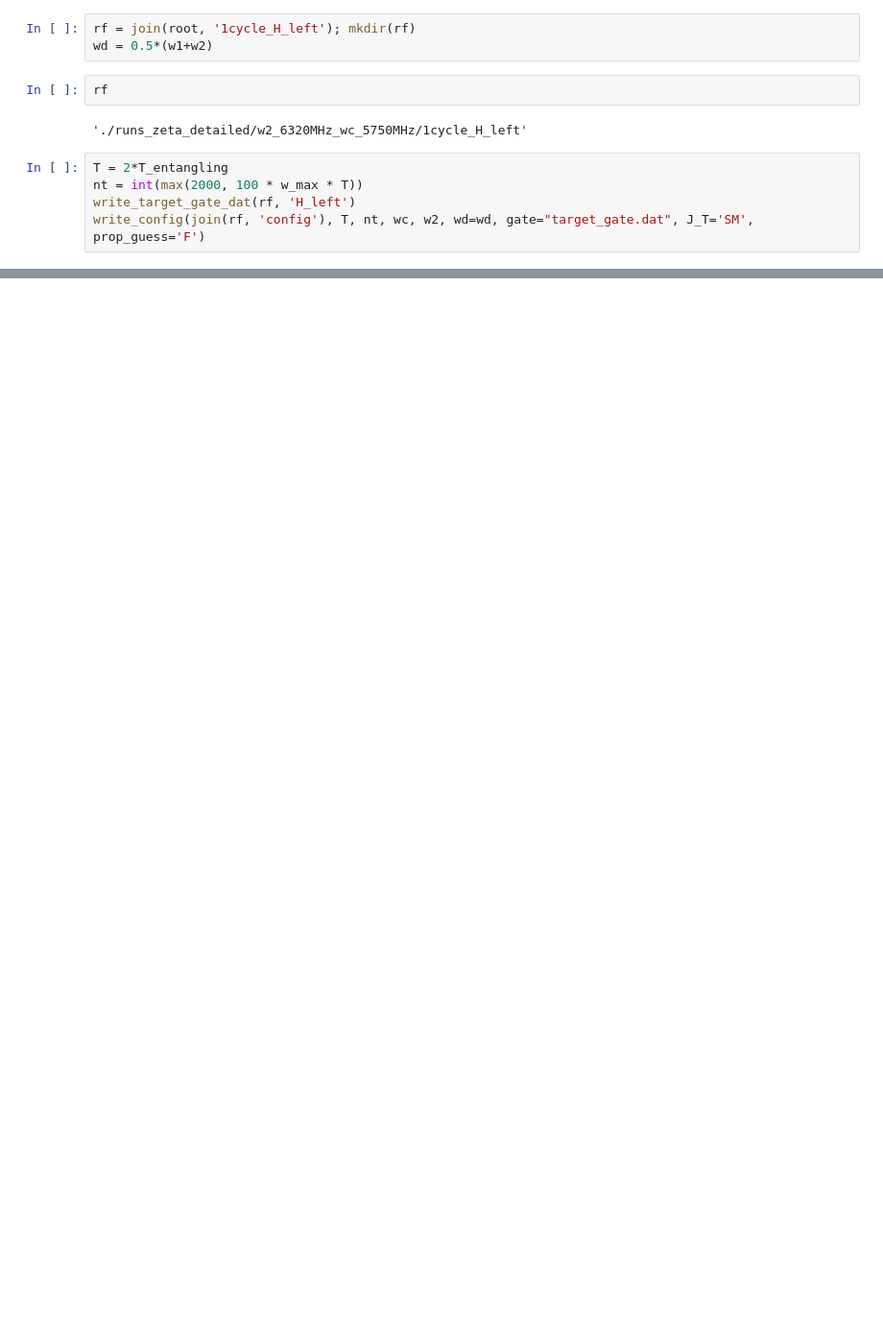
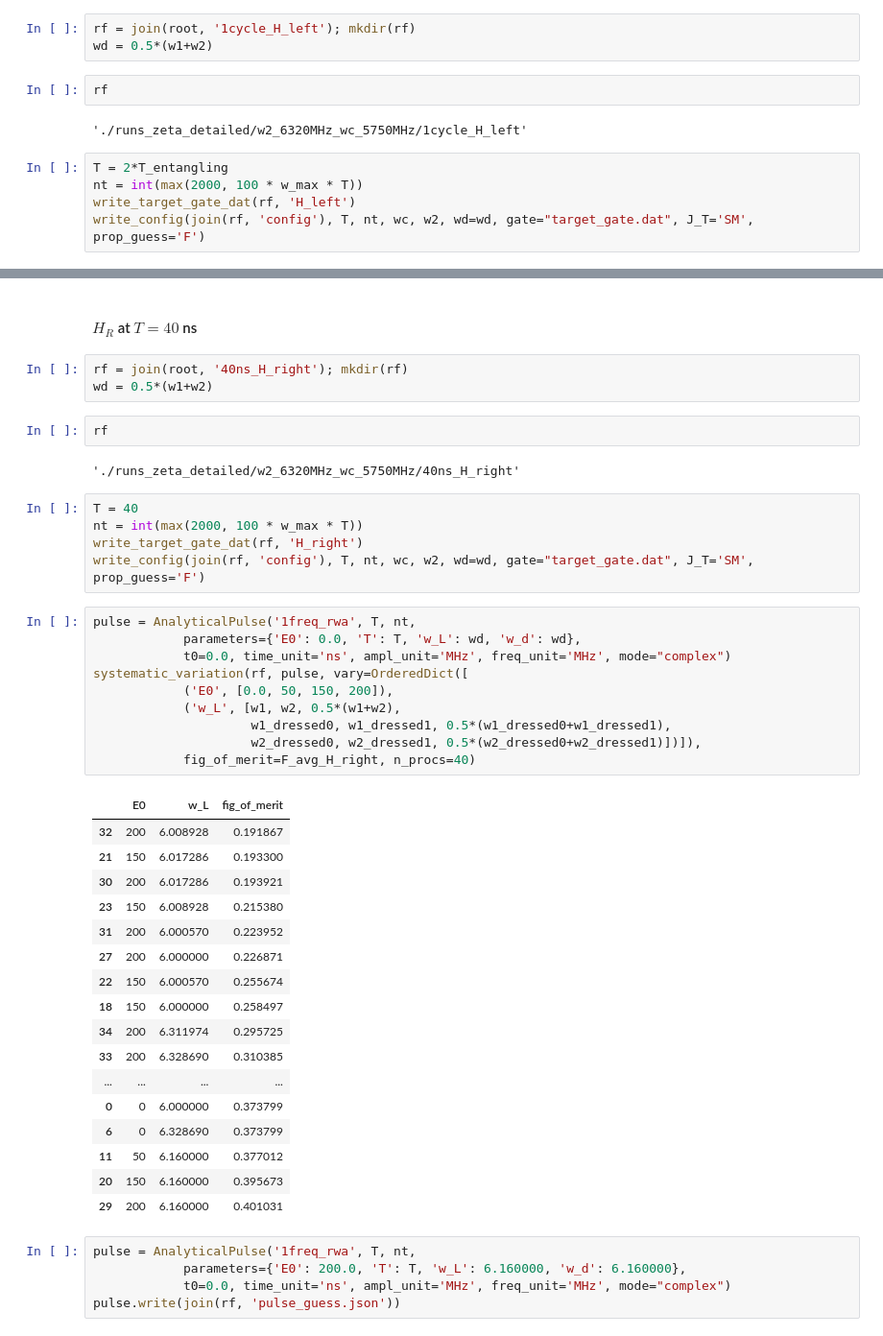
Before and after one commit to goerz-research/tmlandscape_data, a Jupyter notebook: zeta_detailed_w2_6320MHz_wc_5750MHz.ipynb, the cells around one changed output, grey strips where cells are left out. Shown at 96% size. Saved outputs shown, nothing was run; the diff lists cells and outputs as text; blank space fills up the shorter version.

```diff
--- a/zeta_detailed_w2_6320MHz_wc_5750MHz.ipynb
+++ b/zeta_detailed_w2_6320MHz_wc_5750MHz.ipynb
@@ -342,0 +404,47 @@ U.concurrence() - U_guess.concurrence()
+# %% [markdown]
+####  $H_R$ at $T = 40$ ns
+# %%
+rf = join(root, '40ns_H_right'); mkdir(rf)
+wd = 0.5*(w1+w2)
+# %%
+rf
+# %% [output]
+'./runs_zeta_detailed/w2_6320MHz_wc_5750MHz/40ns_H_right'
+# %%
+T = 40
+nt = int(max(2000, 100 * w_max * T))
+write_target_gate_dat(rf, 'H_right')
+write_config(join(rf, 'config'), T, nt, wc, w2, wd=wd, gate="target_gate.dat", J_T='SM', prop_guess='F')
+# %%
+pulse = AnalyticalPulse('1freq_rwa', T, nt,
+            parameters={'E0': 0.0, 'T': T, 'w_L': wd, 'w_d': wd},
+            t0=0.0, time_unit='ns', ampl_unit='MHz', freq_unit='MHz', mode="complex")
+systematic_variation(rf, pulse, vary=OrderedDict([
+            ('E0', [0.0, 50, 150, 200]),
+            ('w_L', [w1, w2, 0.5*(w1+w2),
+                     w1_dressed0, w1_dressed1, 0.5*(w1_dressed0+w1_dressed1),
+                     w2_dressed0, w2_dressed1, 0.5*(w2_dressed0+w2_dressed1)])]),
+            fig_of_merit=F_avg_H_right, n_procs=40)
+# %% [output]
+|  | E0 | w_L | fig_of_merit |
+| 32 | 200 | 6.008928 | 0.191867 |
+| 21 | 150 | 6.017286 | 0.193300 |
+| 30 | 200 | 6.017286 | 0.193921 |
+| 23 | 150 | 6.008928 | 0.215380 |
+| 31 | 200 | 6.000570 | 0.223952 |
+| 27 | 200 | 6.000000 | 0.226871 |
+| 22 | 150 | 6.000570 | 0.255674 |
+| 18 | 150 | 6.000000 | 0.258497 |
+| 34 | 200 | 6.311974 | 0.295725 |
+| 33 | 200 | 6.328690 | 0.310385 |
+| ... | ... | ... | ... |
+| 0 | 0 | 6.000000 | 0.373799 |
+| 6 | 0 | 6.328690 | 0.373799 |
+| 11 | 50 | 6.160000 | 0.377012 |
+| 20 | 150 | 6.160000 | 0.395673 |
+| 29 | 200 | 6.160000 | 0.401031 |
+# %%
+pulse = AnalyticalPulse('1freq_rwa', T, nt,
+            parameters={'E0': 200.0, 'T': T, 'w_L': 6.160000, 'w_d': 6.160000},
+            t0=0.0, time_unit='ns', ampl_unit='MHz', freq_unit='MHz', mode="complex")
+pulse.write(join(rf, 'pulse_guess.json'))
```
Also changed, not shown: parts of 49 cells of this notebook, 3 other files.
